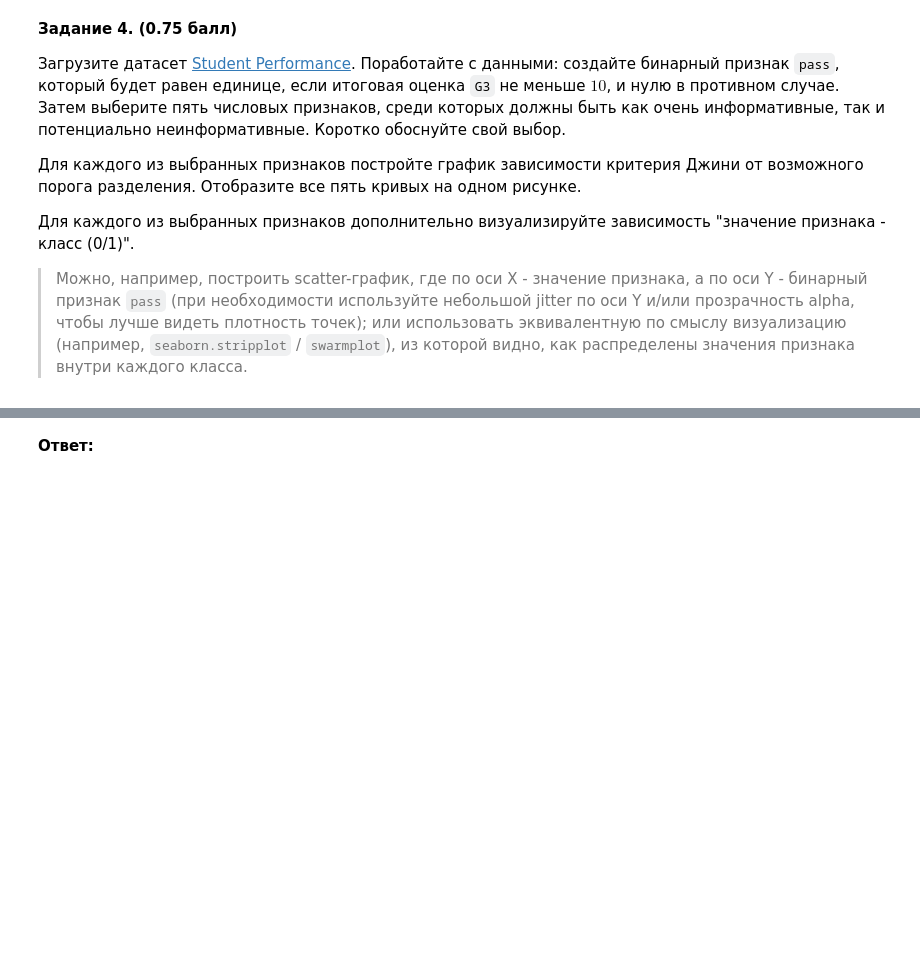
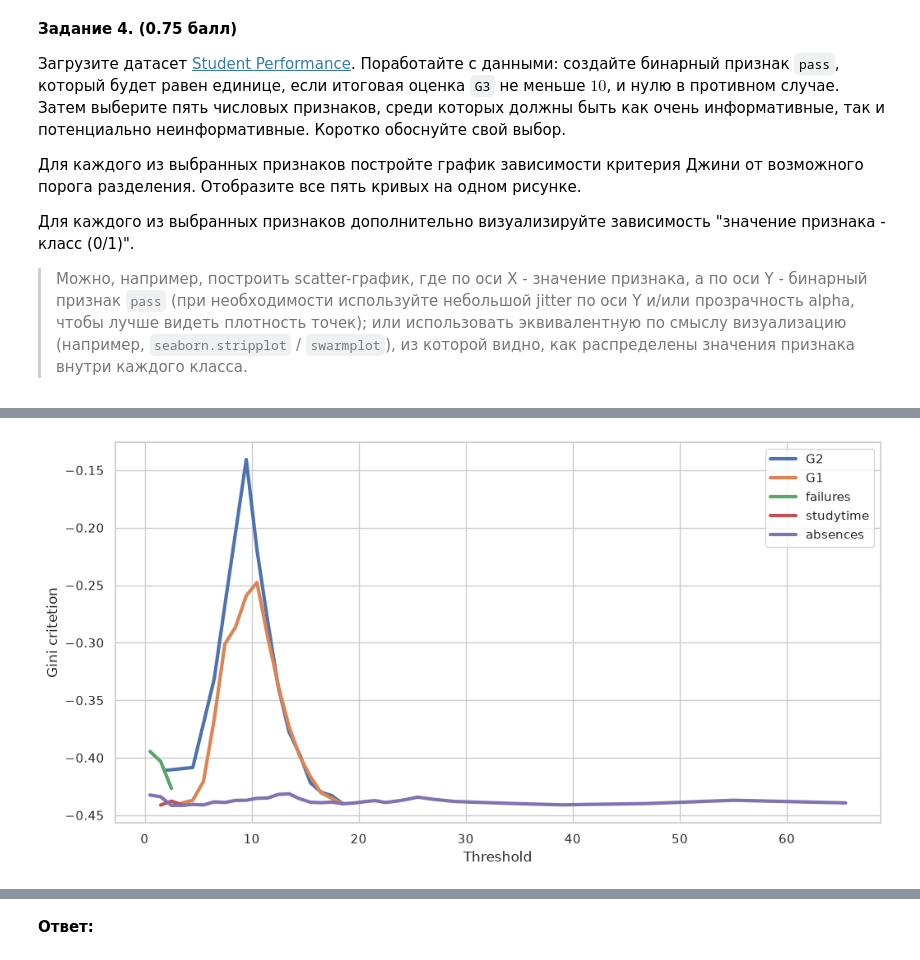
Before and after one commit to 9santa/ml-course-hse, a Jupyter notebook: ml1-2026-spring/homework-practice/homework-practice-05-trees/homework-practice-05-trees.ipynb, the cells around one changed output, grey strips where cells are left out. Cells and saved outputs as stored; diff of their text form; code cells hidden in the pictures; blank space fills up the shorter version.

```diff
--- a/ml1-2026-spring/homework-practice/homework-practice-05-trees/homework-practice-05-trees.ipynb
+++ b/ml1-2026-spring/homework-practice/homework-practice-05-trees/homework-practice-05-trees.ipynb
@@ -270,0 +269,9 @@ __Задание 4. (0.75 балл)__
+# %%
+### ╰( ͡° ͜ʖ ͡° )つ──☆*:・ﾟ
+
+df_mat = pd.read_csv('Downloads/student-performance/student-mat.csv', sep=';')
+df_pt = pd.read_csv('Downloads/student-performance/student-por.csv', sep=';')
+
+display(df_mat.head())
+
+display(df_pt.head())
@@ -270,0 +293,6 @@ __Задание 4. (0.75 балл)__
+# %%
+df = df_mat.copy()
+
+df["pass"] = (df["G3"] >= 10).astype(int)
+
+df.info()
@@ -270,0 +407,22 @@ __Задание 4. (0.75 балл)__
+# %%
+"""График зависимости критерия Джини от возможного порога разделения"""
+
+features = ["G2", "G1", "failures", "studytime", "absences"]
+
+plt.figure(figsize=(12, 6))
+
+for feature in features:
+    thresholds, ginis, best_threshold, gini_best = find_best_split(
+        df[feature].to_numpy(),
+        df["pass"].to_numpy(),
+    )
+
+    plt.plot(thresholds, ginis, label=feature, linewidth=3)
+
+plt.xlabel('Threshold')
+plt.ylabel('Gini critetion')
+plt.legend()
+plt.grid(True)
+plt.show()
+# %% [output]
+[figure, added]
```
Also changed, not shown: parts of 9 cells of this notebook.
